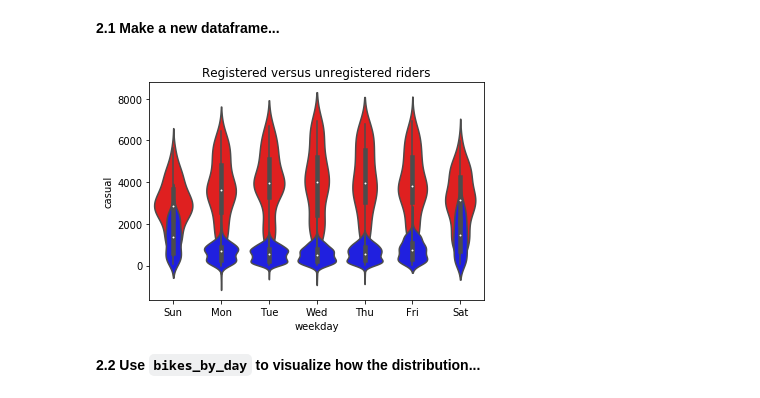
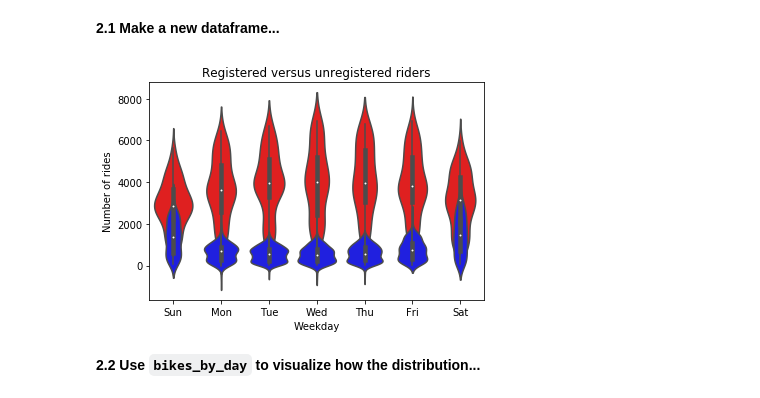
Before and after one commit to katiegrosch/2019-CS109A, a Jupyter notebook: content/homeworks/cs109a_hw3_209/cs109a_hw3.ipynb, the cells around one changed output. Saved outputs shown, nothing was run; the diff lists cells and outputs as text; code cells hidden in the pictures.

```diff
--- a/content/homeworks/cs109a_hw3_209/cs109a_hw3.ipynb
+++ b/content/homeworks/cs109a_hw3_209/cs109a_hw3.ipynb
@@ -191,25 +191,28 @@ Make a plot showing  the _distribution_ of the number of casual and registered r
 # %%
 aggregation = {'weekday':'first',
               'weather':'max',
               'season':'first',
               'temp':'mean',
               'atemp':'mean',
               'windspeed':'mean',
               'hum':'mean',
               'casual':'sum',
               'registered':'sum',
               'counts':'sum'}
 
 bikes_by_day = bikes_df_raw.groupby('dteday', as_index=False).agg(aggregation)
 bikes_by_day.describe()
 
 ax = sns.violinplot(x=bikes_by_day['weekday'], y=bikes_by_day['registered'], color="red")
 ax = sns.violinplot(x=bikes_by_day['weekday'], y=bikes_by_day['casual'], color="blue")
 ax.set_xticklabels(['Sun','Mon','Tue','Wed','Thu','Fri','Sat'])
 ax.set_title("Registered versus unregistered riders")
+ax.set_ylabel("Number of rides")
+ax.set_xlabel("Weekday")
+ax.legend()
 plt.show()
 # %% [output]
-[figure, old version]
+[figure, new version]
 # %% [markdown]
 **2.2 Use `bikes_by_day` to visualize how the distribution...**
 # %%
```
Also changed, not shown: parts of 18 cells of this notebook.
